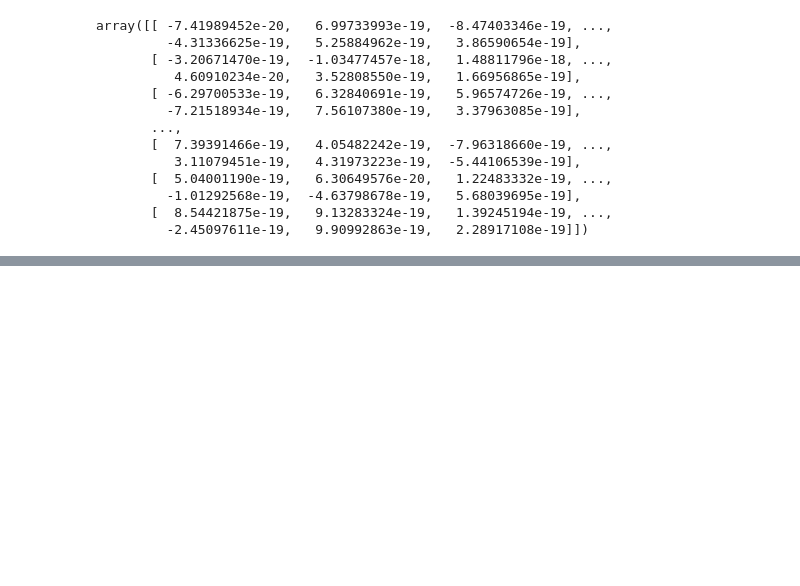
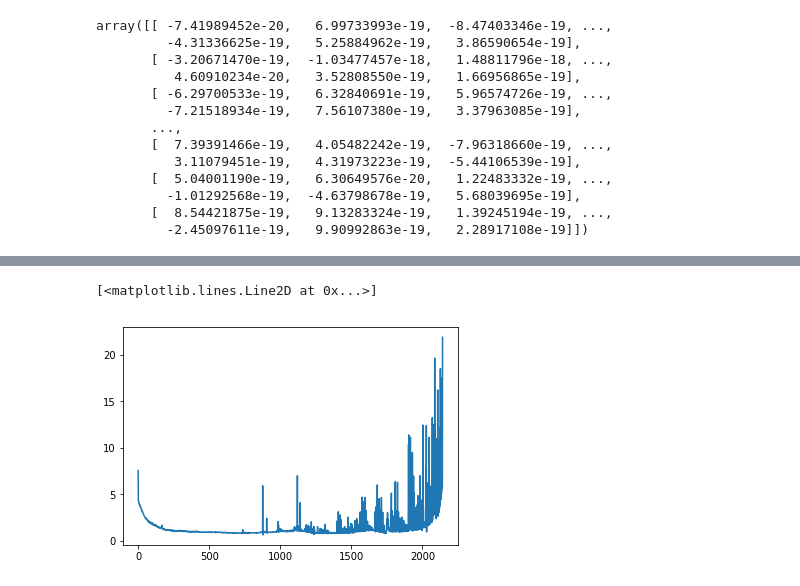
Before and after one commit to dedale-fet/dedale_d51, a Jupyter notebook: notebooks/quick_noise_checks.ipynb, the cells around one changed output, grey strips where cells are left out. Drawn from its saved outputs; the diff is of its cells as text; code cells hidden in the pictures; blank space fills up the shorter version.

```diff
--- a/notebooks/quick_noise_checks.ipynb
+++ b/notebooks/quick_noise_checks.ipynb
@@ -90,0 +113,7 @@ array([[ -7.41989452e-20,   6.99733993e-19,  -8.47403346e-19, ...,
+# %%
+df_noise_example = fits.getdata("/Users/brunomor/src/ISAP_V3.1/idl/COSMO/Galaxies/Darth_Fader/df_data/errorcurve.fits.gz")
+# %%
+plt.plot(df_noise_example)
+# %% [output]
+[<matplotlib.lines.Line2D at 0x...>]
+[figure, added]
```
Also changed, not shown: parts of 7 cells of this notebook, 1 other file.
